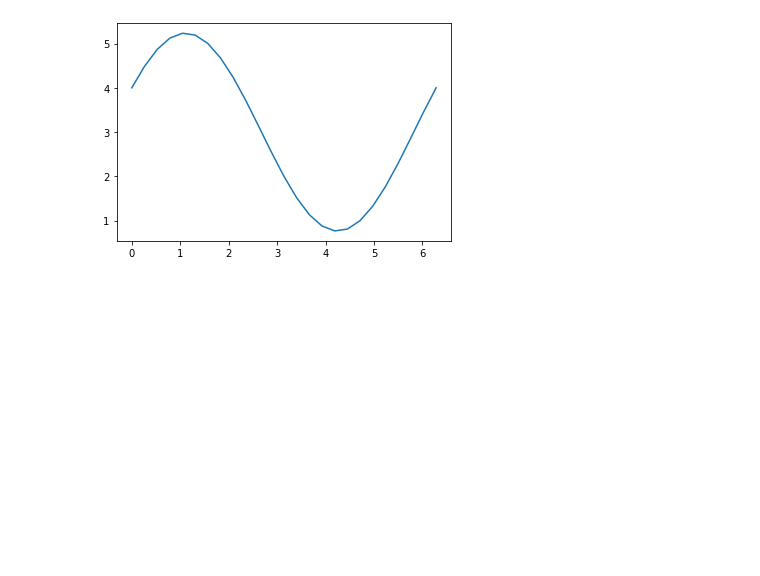
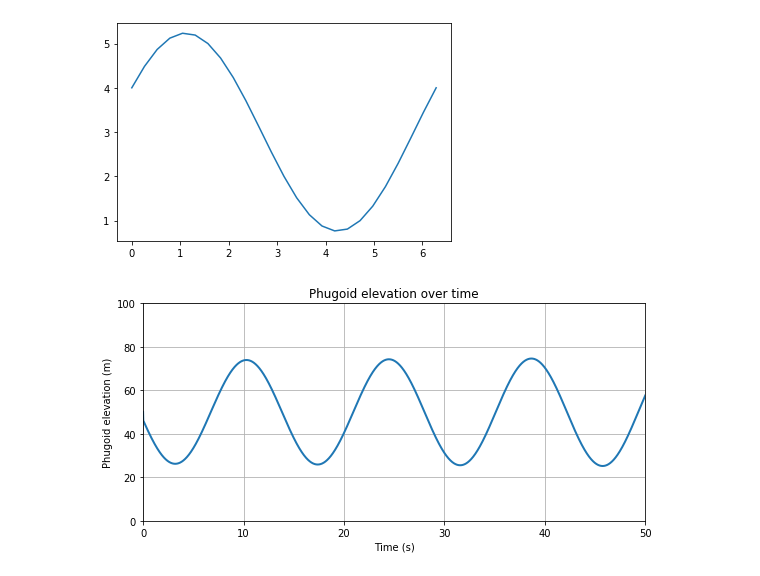
Before and after one commit to bghanman/MAE6286, a Jupyter notebook: SecondClass.ipynb, the cells around one changed output. Saved outputs shown, nothing was run; the diff lists cells and outputs as text; code cells hidden in the pictures; blank space fills up the shorter version.

Commit message:
Second class with eulers

```diff
--- a/SecondClass.ipynb
+++ b/SecondClass.ipynb
@@ -315,0 +323,37 @@ pyplot.plot(theta,u)
+# %%
+#Create the time steps
+T = 50.0
+dt = 0.01
+No = int(T/dt) + 1
+t = numpy.linspace(0.0, T, num = No)
+# %%
+# Initial Conditions
+z0 = 50.0 #altitude at t = 0
+b0 = 10.0 #upward velocity at t = 0+
+zt = 50.0 #trim altitude
+g = 9.81 #gravity obviously
+
+# Set initial values for function u(z,b)
+u = numpy.array([z0,b0])
+
+# generate storage array
+z = numpy.zeros(No)
+z[0] = z0
+# %%
+#Time stepping with Euler's Method
+for n in range(1,No):
+    f = numpy.array([u[1], g*(1-u[0]/zt)])
+    u = u + dt*f
+    z[n]=u[0]
+# %%
+#Generate the plot
+pyplot.figure(figsize=(9.0 , 4.0))
+pyplot.title('Phugoid elevation over time')
+pyplot.xlabel('Time (s)')
+pyplot.ylabel('Phugoid elevation (m)')
+pyplot.xlim(t[0],t[-1])
+pyplot.ylim(0.0, 100.0)
+pyplot.grid()
+pyplot.plot(t, z, color = 'C0', linestyle = '-', linewidth = 2);
+# %% [output]
+[figure, added]
```
Also changed, not shown: parts of 3 cells of this notebook.
